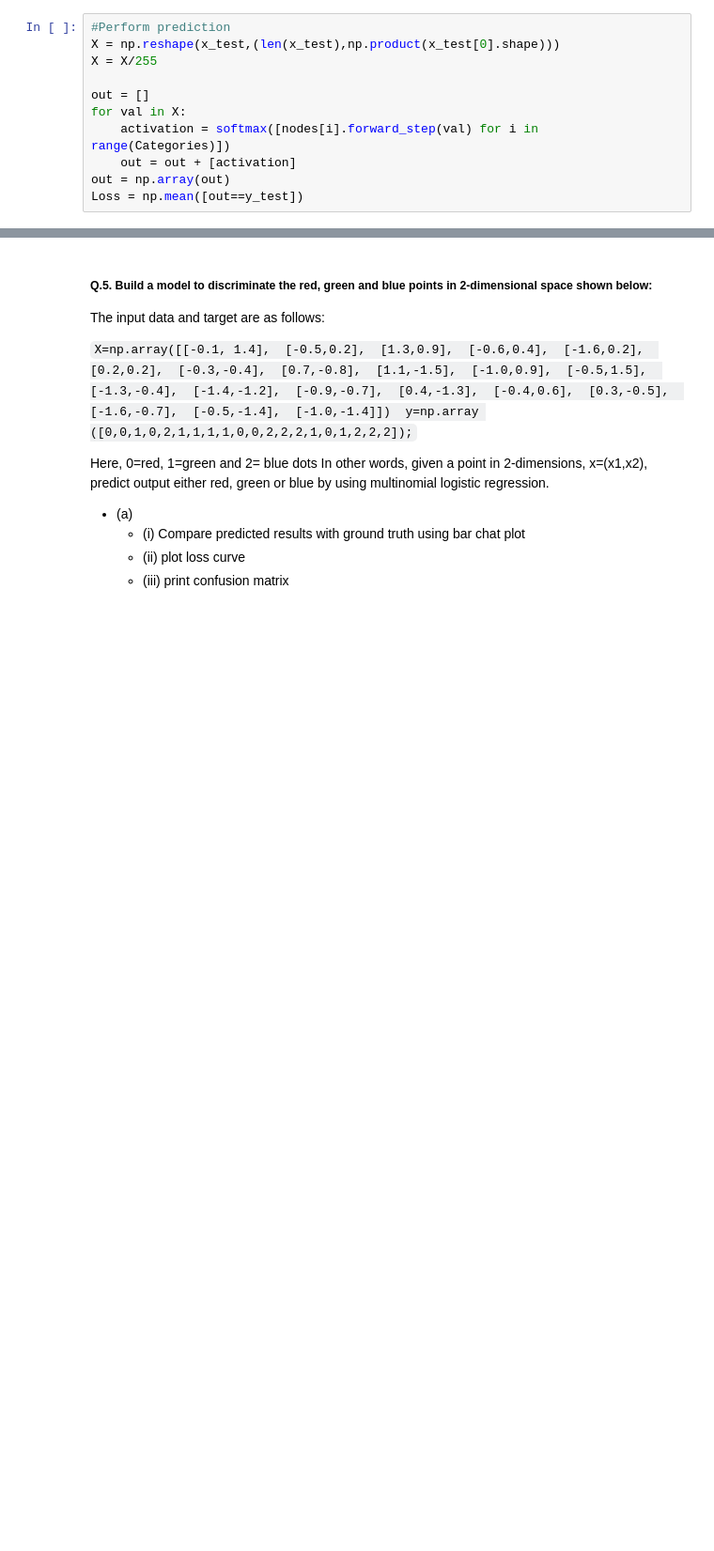
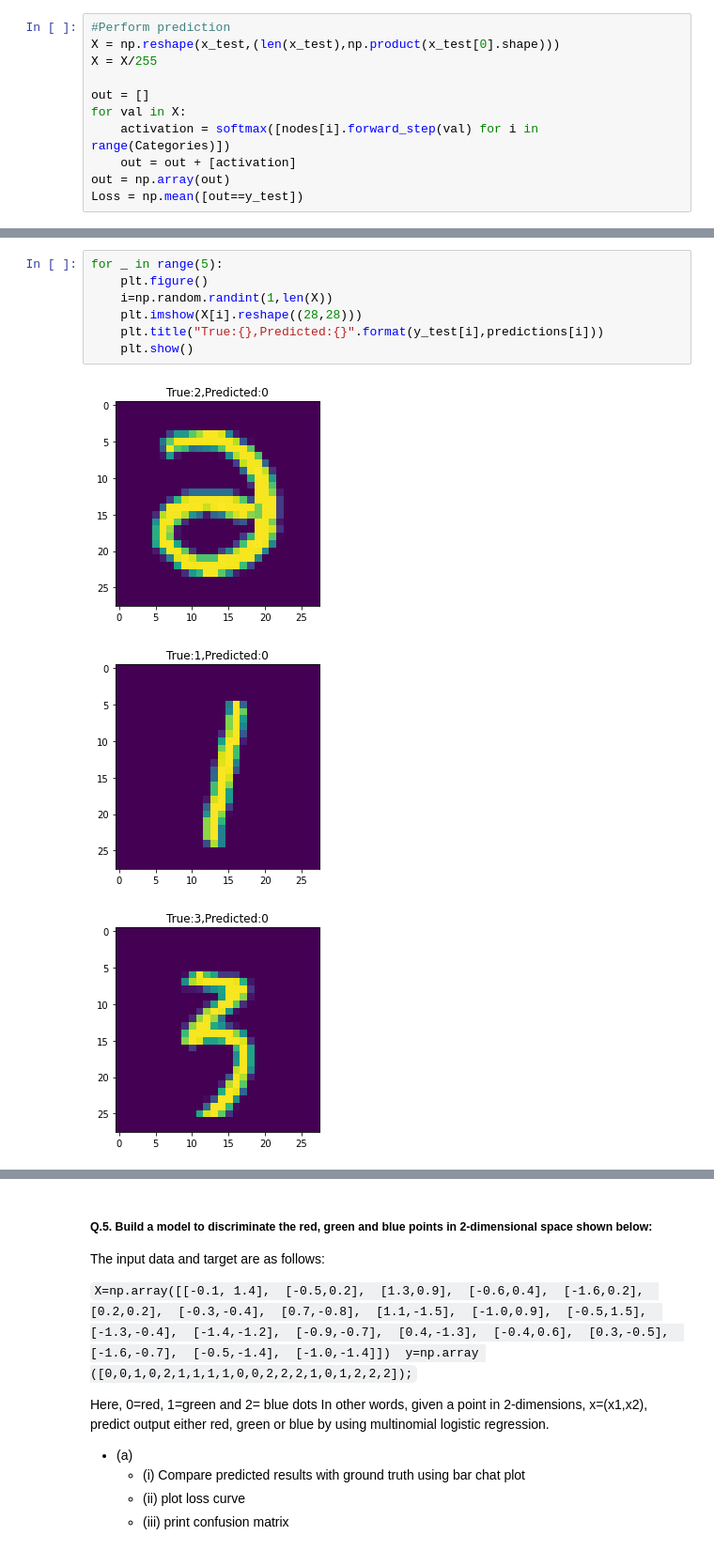
Before and after one commit to Adithya-Jayan/EC460_NNDL, a Jupyter notebook: Assignment2.ipynb, the cells around one changed output, grey strips where cells are left out. Shown at 94% size. Cells and saved outputs as stored; diff of their text form; blank space fills up the shorter version.

```diff
--- a/Assignment2.ipynb
+++ b/Assignment2.ipynb
@@ -715,0 +716,11 @@ plt.show()
+# %%
+for _ in range(5):
+    plt.figure()
+    i=np.random.randint(1,len(X))
+    plt.imshow(X[i].reshape((28,28)))
+    plt.title("True:{},Predicted:{}".format(y_test[i],predictions[i]))
+    plt.show()
+# %% [output]
+[figure, added]
+[figure, added]
+[figure, added]
```
Also changed, not shown: parts of 20 cells of this notebook.
